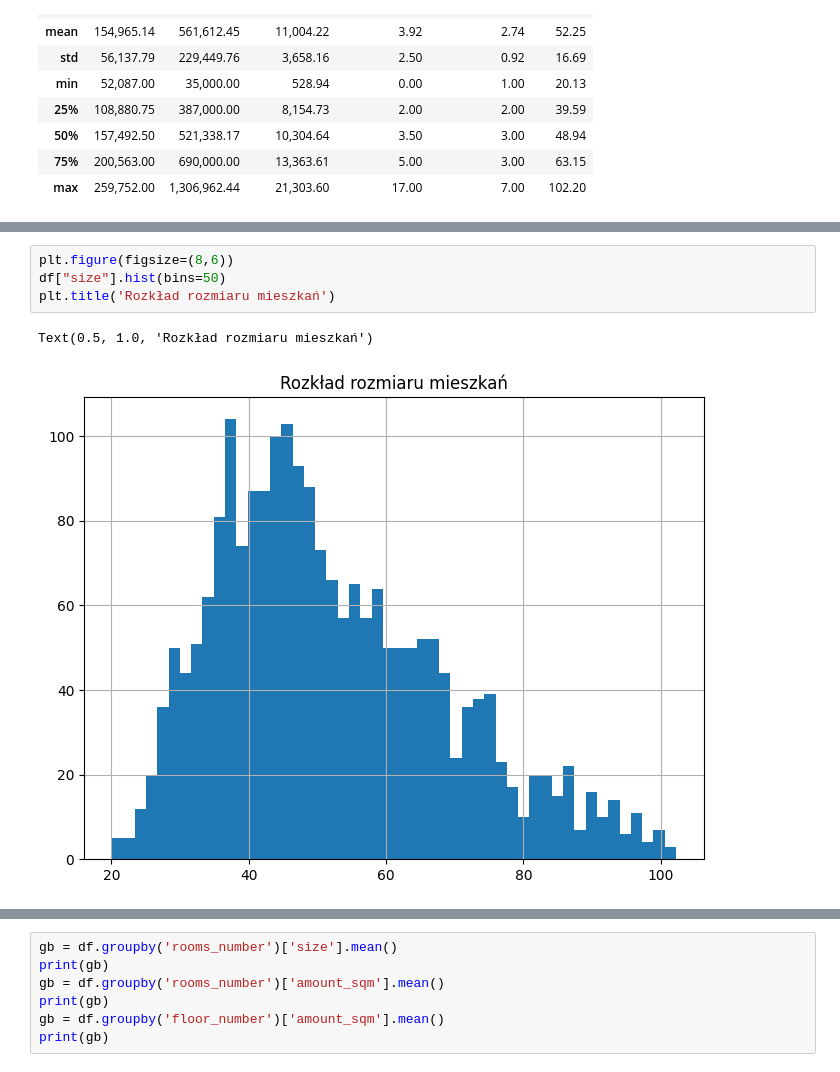
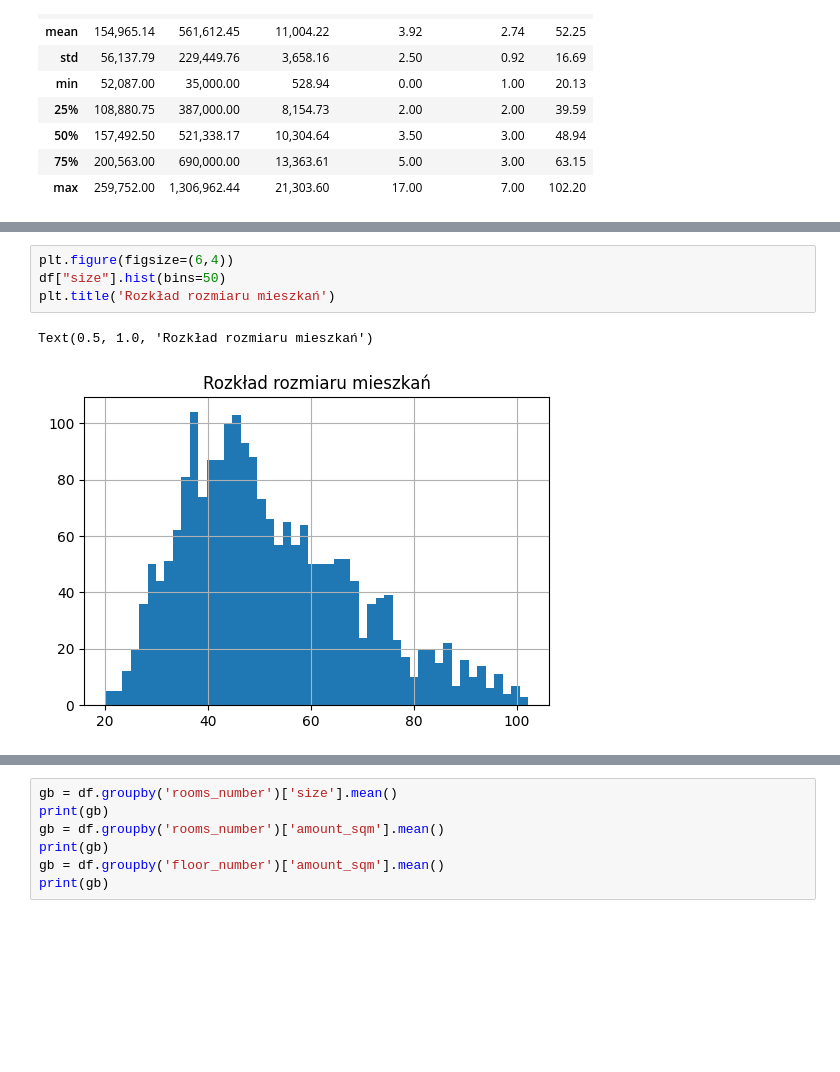
Before and after one commit to dokede/RCN, a Jupyter notebook: rcn.ipynb, the cells around one changed output, grey strips where cells are left out. Saved outputs shown, nothing was run; the diff lists cells and outputs as text; blank space fills up the shorter version.

```diff
--- a/rcn.ipynb
+++ b/rcn.ipynb
@@ -152,10 +152,10 @@ floor_number
 17      1
 Name: count, dtype: int64
 # %%
-plt.figure(figsize=(8,6))
+plt.figure(figsize=(6,4))
 df["size"].hist(bins=50)
 plt.title('Rozkład rozmiaru mieszkań')
 # %% [output]
 Text(0.5, 1.0, 'Rozkład rozmiaru mieszkań')
-[figure, old version]
+[figure, new version]
 # %%
```
Also changed, not shown: parts of 18 cells of this notebook.
